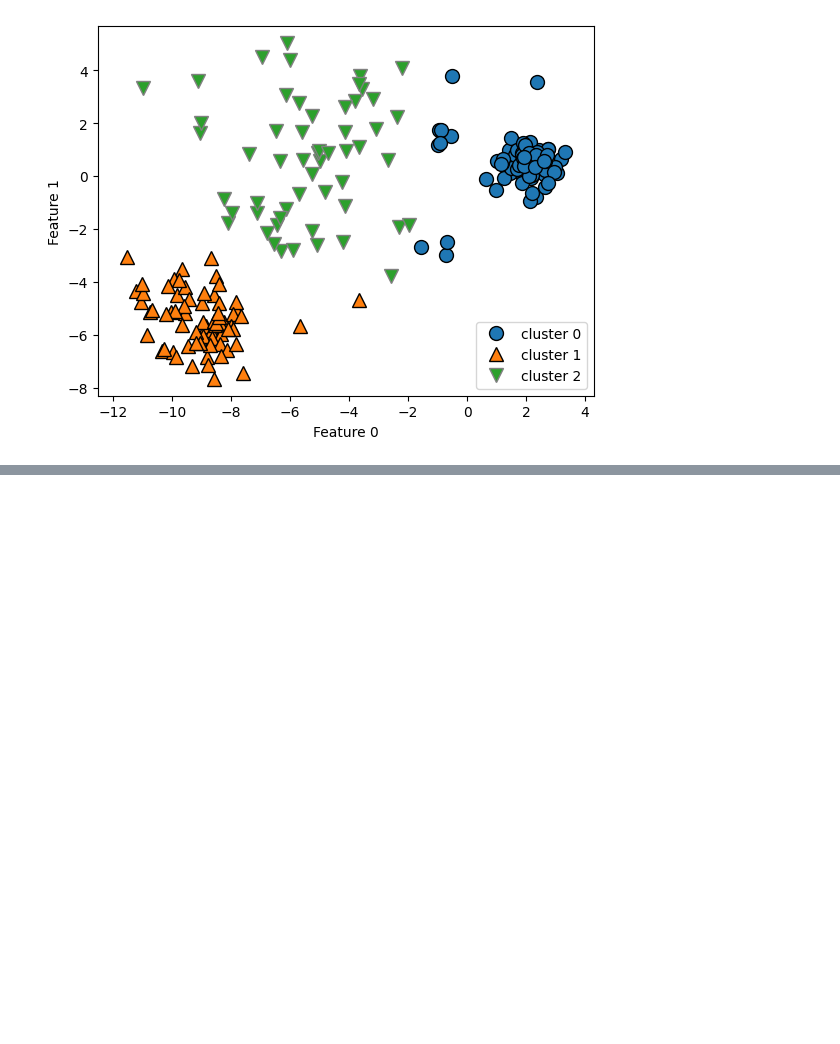
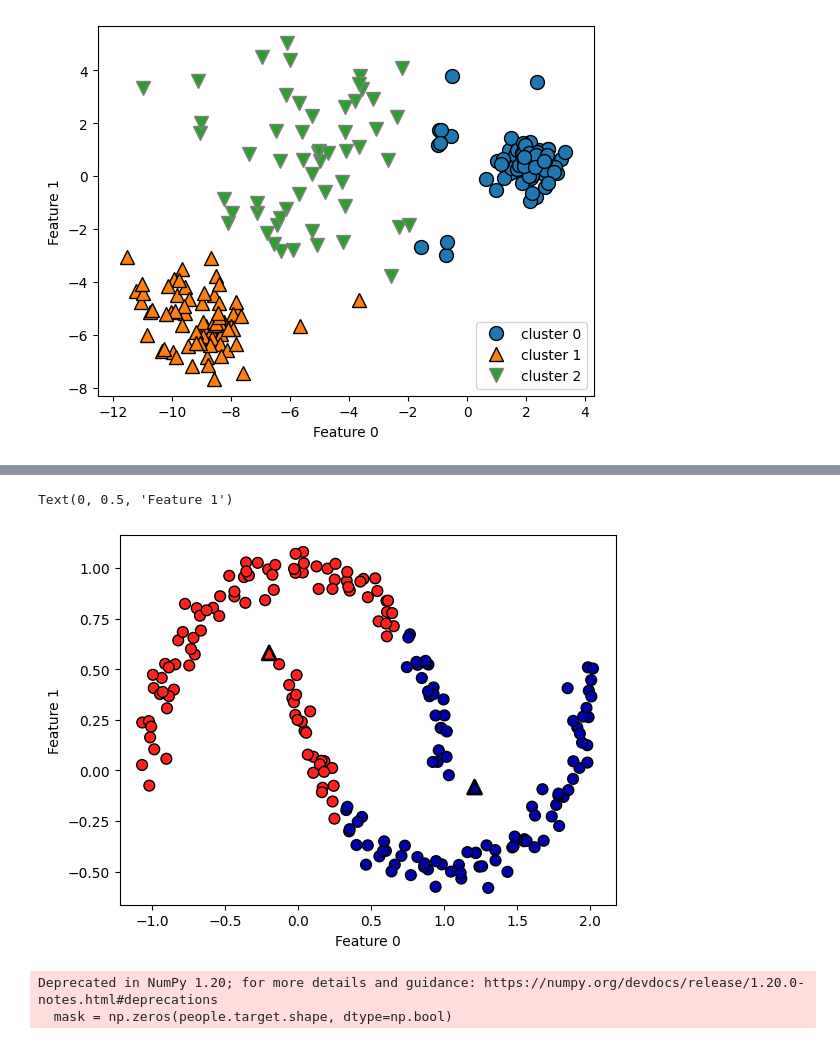
Before and after one commit to molimi/learing-note, a Jupyter notebook: 2022/Python机器学习基础/Charpter03/k-means.ipynb, the cells around one changed output, grey strips where cells are left out. Cells and saved outputs as stored; diff of their text form; code cells hidden in the pictures; blank space fills up the shorter version.

```diff
--- a/2022/Python机器学习基础/Charpter03/k-means.ipynb
+++ b/2022/Python机器学习基础/Charpter03/k-means.ipynb
@@ -88,0 +128,42 @@ X, y = make_blobs(random_state=170, n_samples=600)
+# %%
+# 生成 two_moons 数据 (带少量噪声)
+from sklearn.datasets import make_moons
+X, y = make_moons(n_samples=200, noise=0.05, random_state=0)
+
+# 使用 KNN 聚类两个簇
+kmeans = KMeans(n_clusters=2)
+kmeans.fit(X)
+y_pred = kmeans.predict(X)
+
+# plot the cluster assignments and cluster centers
+plt.scatter(X[:, 0], X[:, 1], c=y_pred, cmap=mglearn.cm2, s=60, edgecolor='k')
+plt.scatter(kmeans.cluster_centers_[:, 0], kmeans.cluster_centers_[:, 1],
+            marker='^', c=[mglearn.cm2(0), mglearn.cm2(1)], s=100, linewidth=2,
+            edgecolor='k')
+plt.xlabel("Feature 0")
+plt.ylabel("Feature 1")
+# %% [output]
+Text(0, 0.5, 'Feature 1')
+[figure, added]
+# %%
+from sklearn.datasets import fetch_lfw_people
+from sklearn.model_selection import train_test_split
+
+# 导入人脸图像
+people = fetch_lfw_people(min_faces_per_person=20, resize=0.7)
+image_shape = people.images[0].shape
+
+# 每类最多取50张
+mask = np.zeros(people.target.shape, dtype=np.bool)
+for target in np.unique(people.target):
+    mask[np.where(people.target == target)[0][:50]] = 1
+
+X_people = people.data[mask]
+y_people = people.target[mask]
+
+# 将灰度值缩放到0到1之间，而不是在0到255之间
+# 以得到更好的数据稳定性
+X_people = X_people / 255
+# %% [output]
+Deprecated in NumPy 1.20; for more details and guidance: https://numpy.org/devdocs/release/1.20.0-notes.html#deprecations
+  mask = np.zeros(people.target.shape, dtype=np.bool)
```
Also changed, not shown: parts of 8 cells of this notebook, 11 other files.
